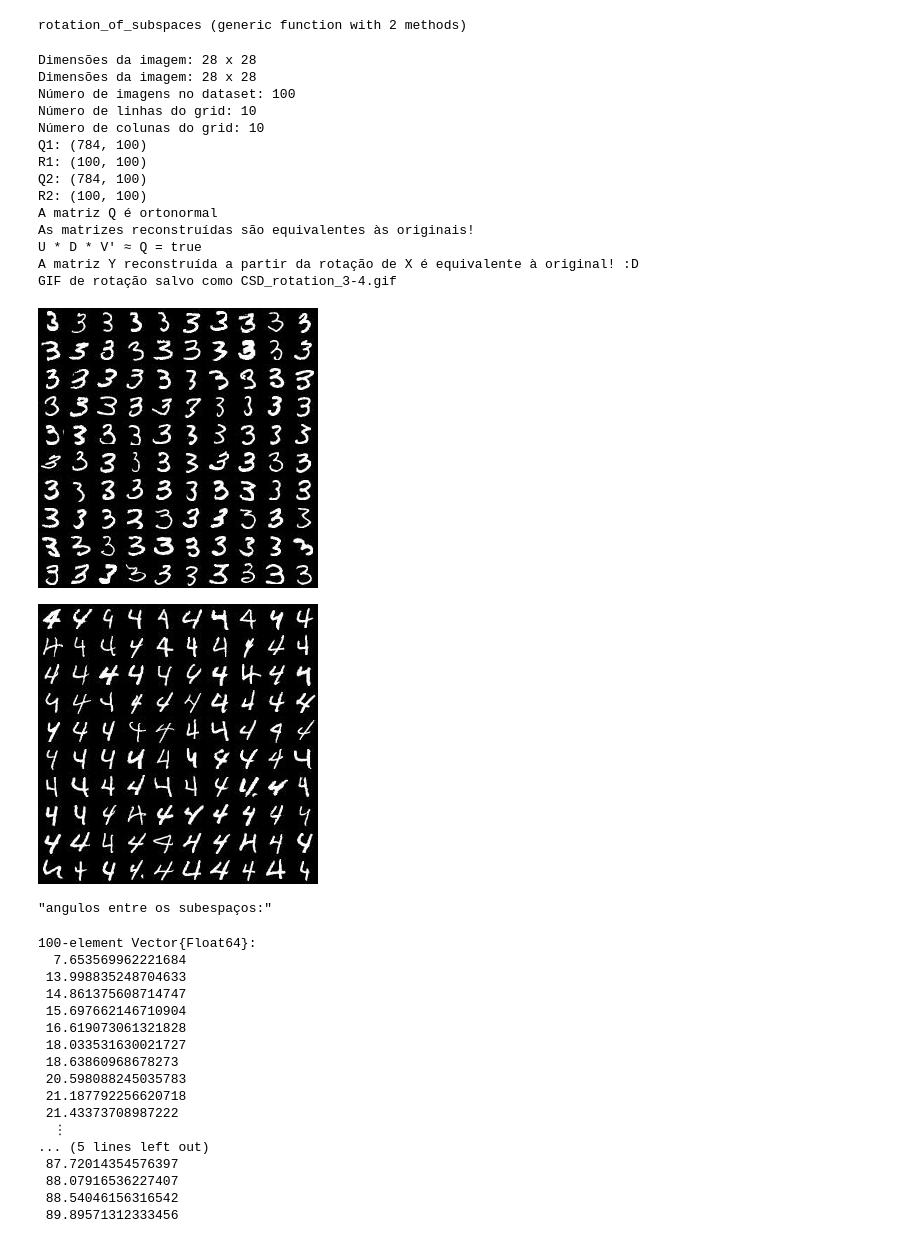
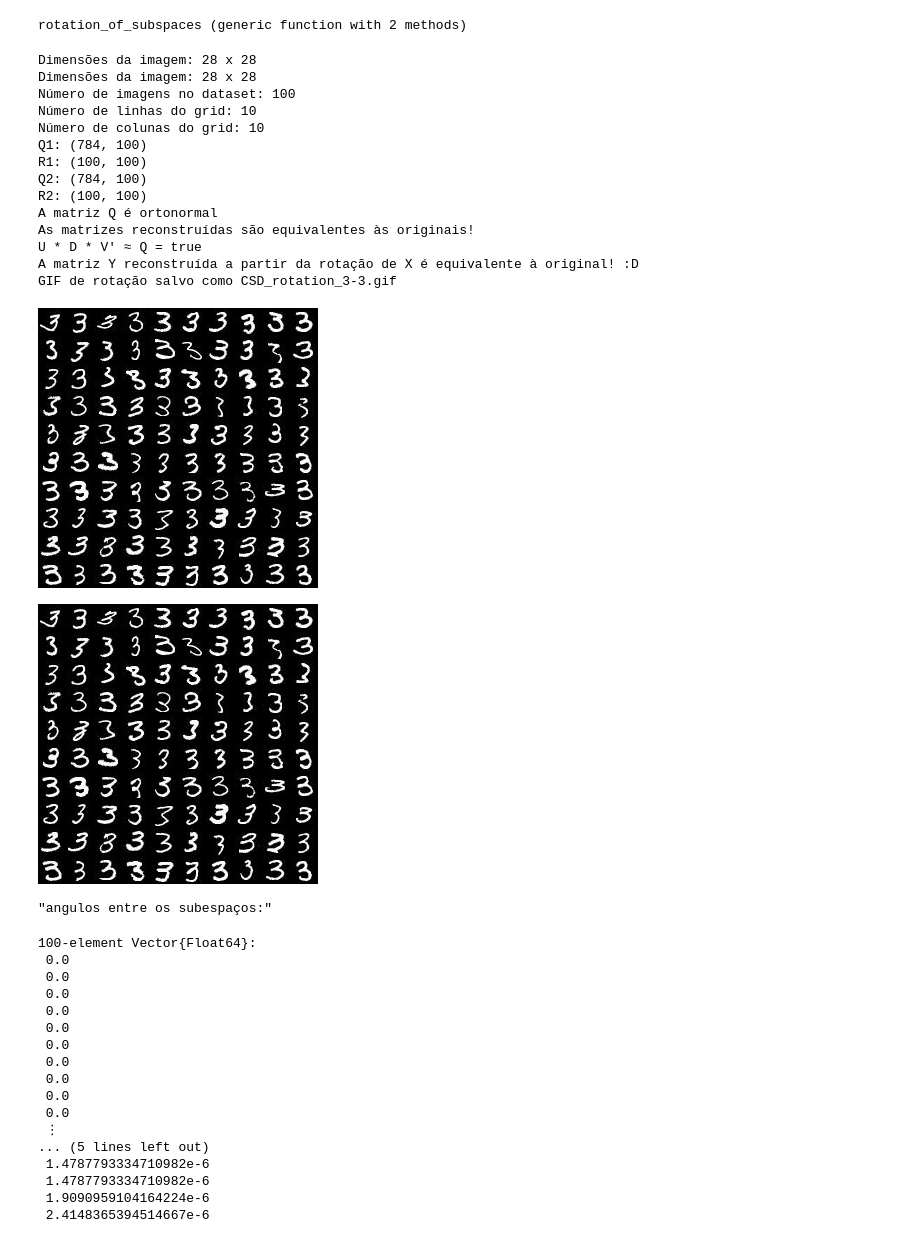
Before and after one commit to MDuqi/CSD-of-subspaces, a Jupyter notebook: Datasets Analyses with CSD.ipynb, the cells around one changed output. Cells and saved outputs as stored; diff of their text form; code cells hidden in the pictures.

```diff
--- a/Datasets Analyses with CSD.ipynb
+++ b/Datasets Analyses with CSD.ipynb
@@ -397,5 +431,5 @@ display(display_image_grid(Y, (h, w), collect(1:size(Y, 1)); grid_shape=(grid_ro
 # %%
-function smooth_transition(Q, c1, r1, h, w, E, E1, R2, n_frames, num_X, num_Y, grid_rows, grid_cols)
+function smooth_transition(Q, c1, r1, h, w, E, E1, R2, n_frames, num_X, num_Y)
     U, U1, U2, V, V1, V2, D, θ, W =csd(Q, c1, r1, E)
     frames = []
     max_angle= Diagonal(θ)
@@ -475,7 +509,7 @@ function rotation_of_subspaces(n1,n2,m= 100)
     display(display_image_grid(Y_reconstructed_from_rotation, (h, w), collect(1:size(Y_reconstructed_from_rotation, 1)); grid_shape=(grid_rows, grid_cols)))
     display(display_image_grid(Y, (h, w), collect(1:size(Y, 1)); grid_shape=(grid_rows, grid_cols)))
 
-    smooth_transition(Q, c1, r1, h, w, E, E1, R2, 30, n1, n2, grid_rows, grid_cols)
+    smooth_transition(Q, c1, r1, h, w, E, E1, R2, 30, n1, n2)
     println("GIF de rotação salvo como CSD_rotation_"*string(n1)*"-"*string(n2)*".gif")
 
     return nothing
@@ -484,39 +518,39 @@ end
 # %% [output]
 rotation_of_subspaces (generic function with 2 methods)
 # %%
-rotation_of_subspaces(3, 4, 100)
+rotation_of_subspaces(3, 3, 100)
 # %% [output]
 Dimensões da imagem: 28 x 28
 Dimensões da imagem: 28 x 28
 Número de imagens no dataset: 100
 Número de linhas do grid: 10
 Número de colunas do grid: 10
 Q1: (784, 100)
 R1: (100, 100)
 Q2: (784, 100)
 R2: (100, 100)
 A matriz Q é ortonormal
 As matrizes reconstruídas são equivalentes às originais!
 U * D * V' ≈ Q = true
 A matriz Y reconstruída a partir da rotação de X é equivalente à original! :D
-GIF de rotação salvo como CSD_rotation_3-4.gif
+GIF de rotação salvo como CSD_rotation_3-3.gif
-[figure, old version]
+[figure, new version]
-[figure, old version]
+[figure, new version]
 "angulos entre os subespaços:"
 100-element Vector{Float64}:
-  7.653569962221684
- 13.998835248704633
- 14.861375608714747
- 15.697662146710904
- 16.619073061321828
- 18.033531630021727
- 18.63860968678273
- 20.598088245035783
- 21.187792256620718
- 21.43373708987222
-  ⋮
+ 0.0
+ 0.0
+ 0.0
+ 0.0
+ 0.0
+ 0.0
+ 0.0
+ 0.0
+ 0.0
+ 0.0
+ ⋮
 ... (5 lines left out)
- 87.72014354576397
- 88.07916536227407
- 88.54046156316542
- 89.89571312333456
+ 1.4787793334710982e-6
+ 1.4787793334710982e-6
+ 1.9090959104164224e-6
+ 2.4148365394514667e-6
```
Also changed, not shown: parts of 11 cells of this notebook, 4 other files.
